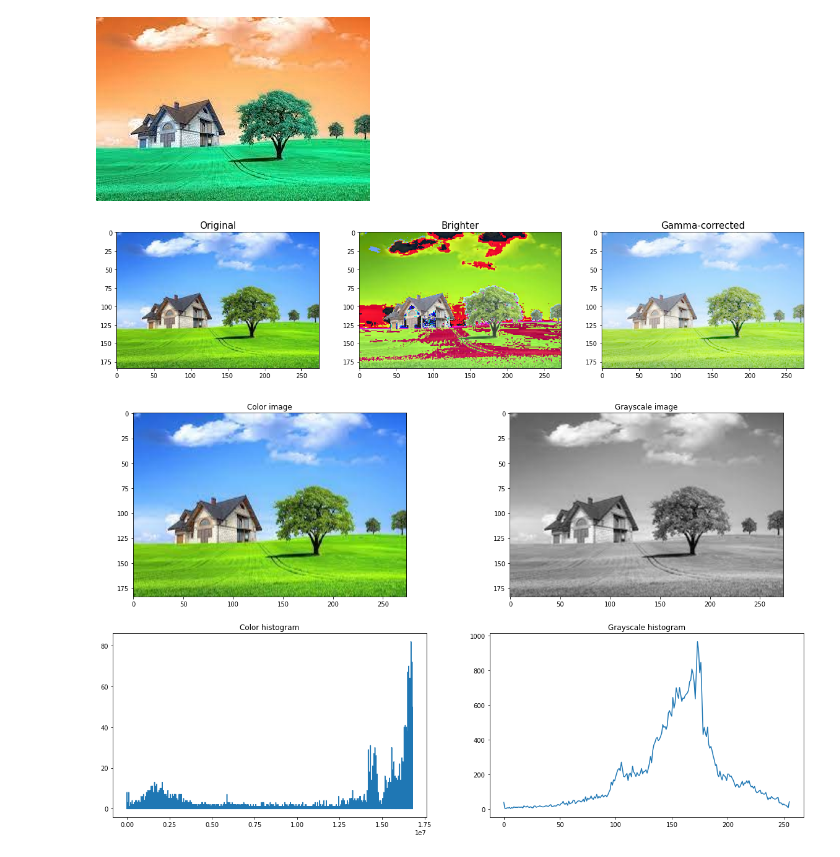
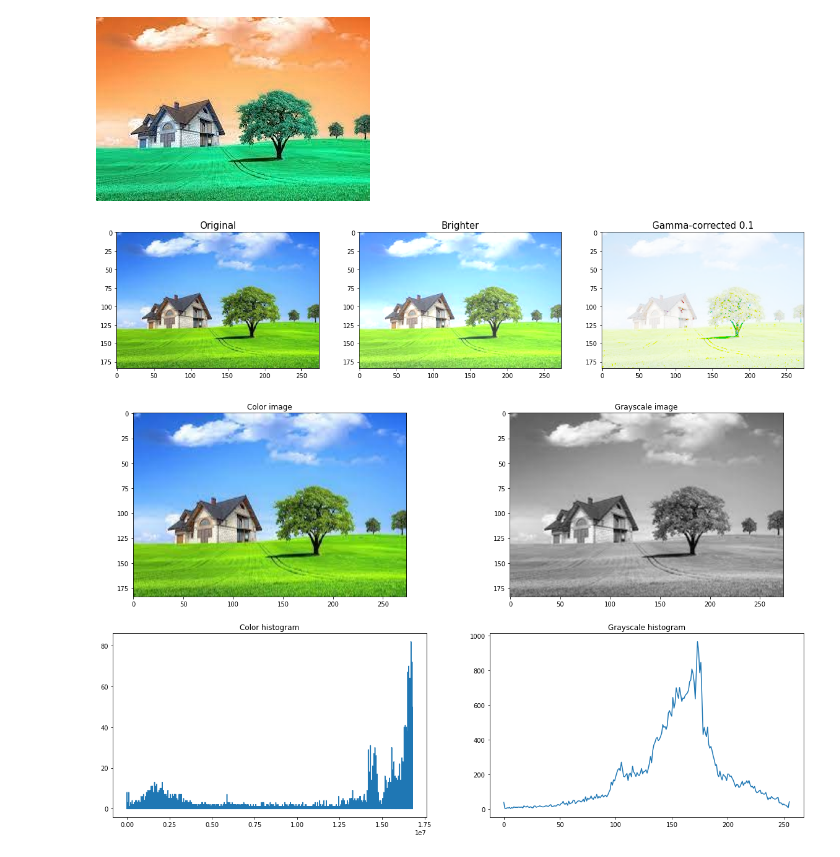
Before and after one commit to nguyenvudev20/mse22.imageprocessing, a Jupyter notebook: ImagePrcessing_baitap_18_2_2023.ipynb, the cells around one changed output. Drawn from its saved outputs; the diff is of its cells as text; code cells hidden in the pictures.

```diff
--- a/ImagePrcessing_baitap_18_2_2023.ipynb
+++ b/ImagePrcessing_baitap_18_2_2023.ipynb
@@ -46,23 +46,24 @@ cv2_imshow(cv2.imread('swapped_image.jpg', cv2.COLOR_BGR2RGB))
 [figure]
 # %%
 #@title 3. Try to make the image brighter or darker using add a constant or gamma correction. Values are optional.
-brighter_img = np.clip(Img + 50, 0, 255) # increase pixel values by 50, and clip to the range [0, 255]
+bright_img = cv2.add(Img, (50, 50, 50, 0))
 
 # Apply a gamma correction to adjust the brightness
-gamma = 0.5
+gamma = 0.1
 gamma_corr_img = np.power(Img / 255.0, gamma) * 255.0
+
 
 fig, ax = plt.subplots(nrows=1, ncols=3, figsize=(20, 12))
 fz=15
 ax[0].imshow(cv2.cvtColor(Img, cv2.COLOR_BGR2RGB), cmap=None)
 ax[0].set_title('Original',fontsize=fz)
-ax[1].imshow(cv2.cvtColor(brighter_img, cv2.COLOR_BGR2RGB), cmap=None)
+ax[1].imshow(cv2.cvtColor(bright_img, cv2.COLOR_BGR2RGB), cmap=None)
 ax[1].set_title('Brighter',fontsize=fz)
 ax[2].imshow(cv2.cvtColor(gamma_corr_img.astype(np.uint8), cv2.COLOR_BGR2RGB), cmap=None)
-ax[2].set_title('Gamma-corrected',fontsize=fz)
+ax[2].set_title('Gamma-corrected '+str(gamma),fontsize=fz)
 plt.show()
 # %% [output]
-[figure, old version]
+[figure, new version]
 # %%
 #@title 4. Display the image and its histogram in color and grayscale.
 
```
